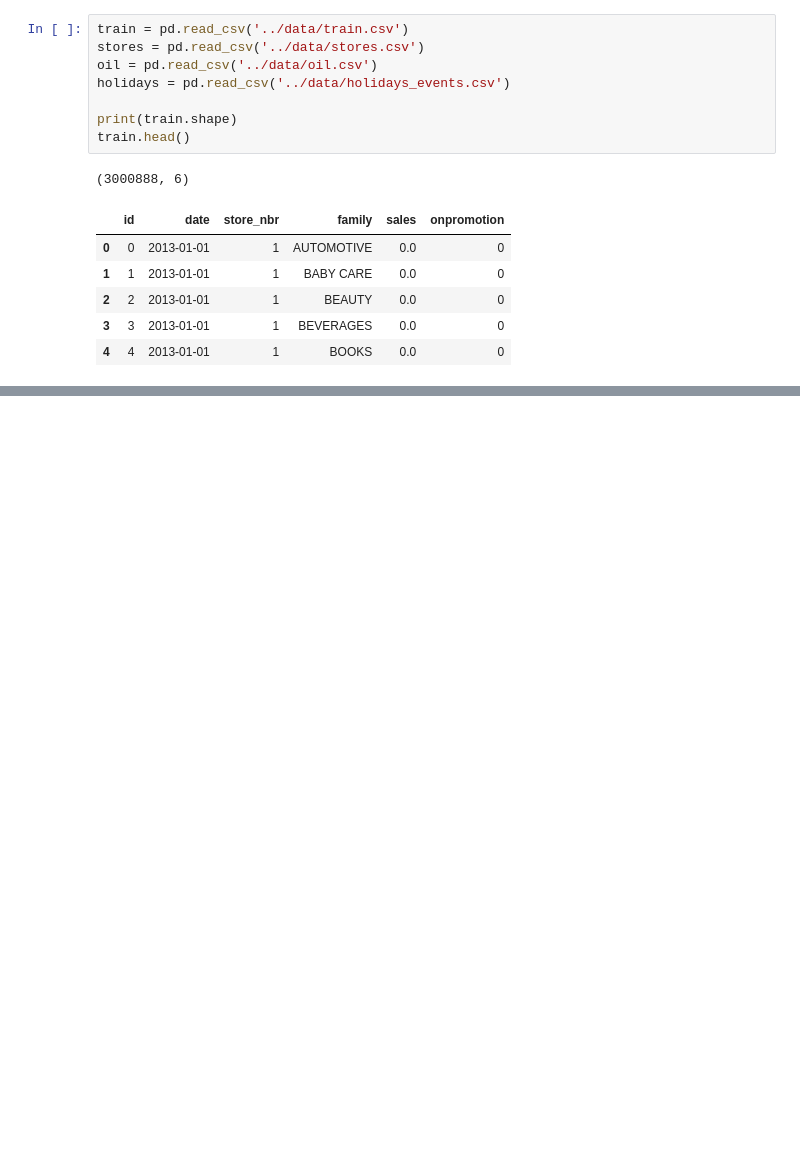
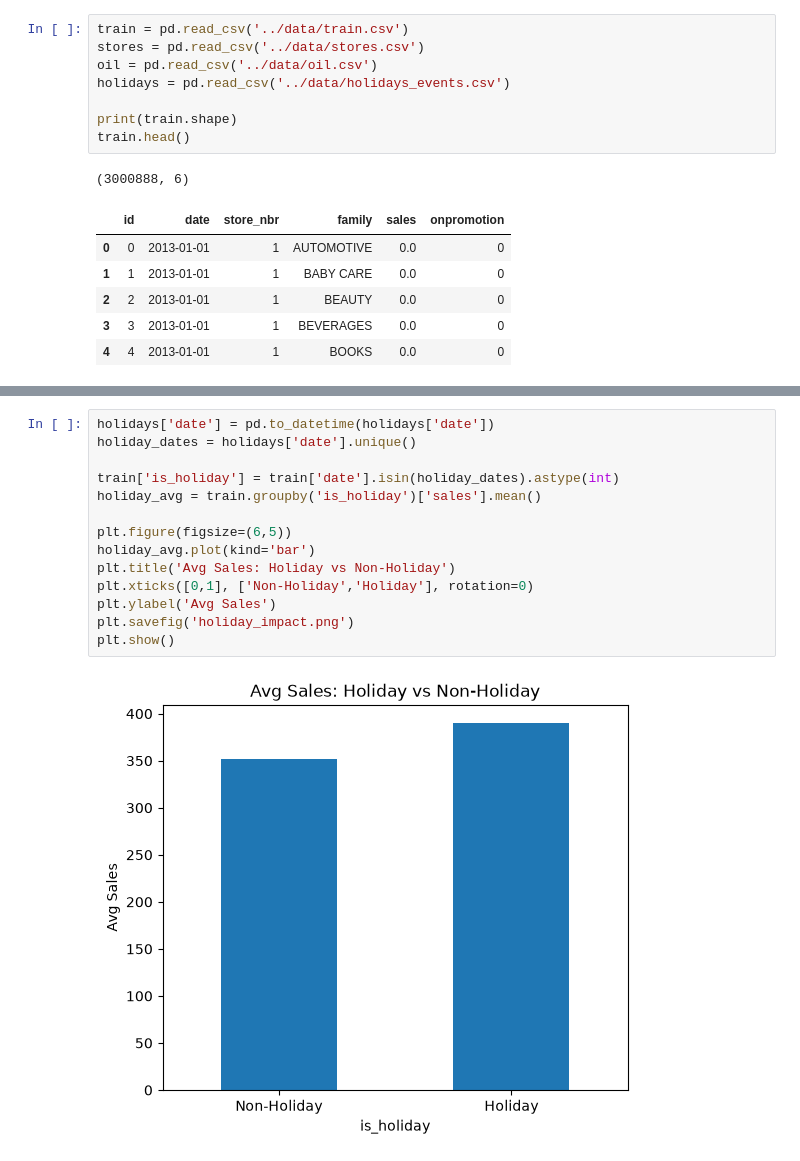
Before and after one commit to gauravhiwale-afk/sales-forecasting, a Jupyter notebook: notebooks/01_eda.ipynb, the cells around one changed output, grey strips where cells are left out. Cells and saved outputs as stored; diff of their text form; blank space fills up the shorter version.

```diff
--- a/notebooks/01_eda.ipynb
+++ b/notebooks/01_eda.ipynb
@@ -21,0 +104,16 @@ train.head()
+# %%
+holidays['date'] = pd.to_datetime(holidays['date'])
+holiday_dates = holidays['date'].unique()
+
+train['is_holiday'] = train['date'].isin(holiday_dates).astype(int)
+holiday_avg = train.groupby('is_holiday')['sales'].mean()
+
+plt.figure(figsize=(6,5))
+holiday_avg.plot(kind='bar')
+plt.title('Avg Sales: Holiday vs Non-Holiday')
+plt.xticks([0,1], ['Non-Holiday','Holiday'], rotation=0)
+plt.ylabel('Avg Sales')
+plt.savefig('holiday_impact.png')
+plt.show()
+# %% [output]
+[figure, added]
```
Also changed, not shown: parts of 11 cells of this notebook, 5 other files.
